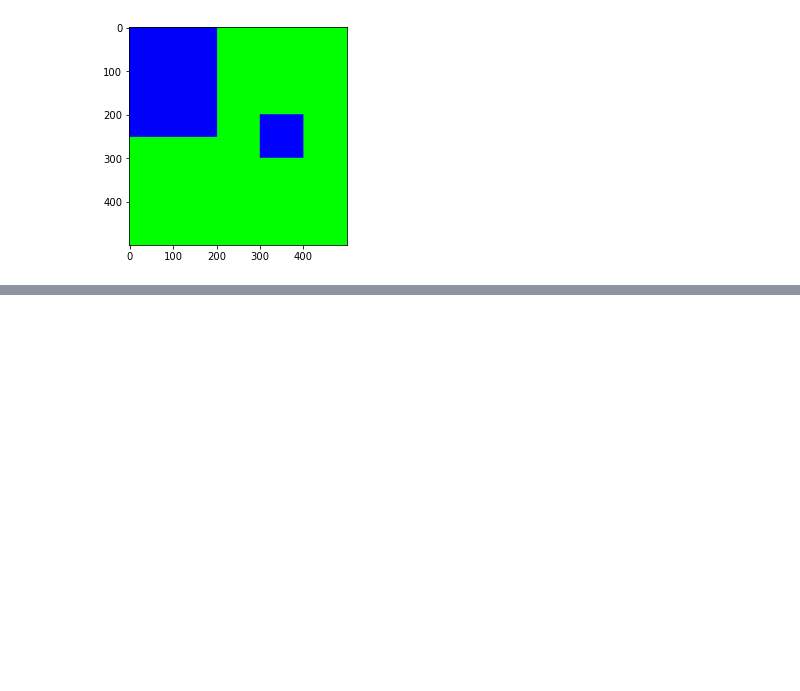
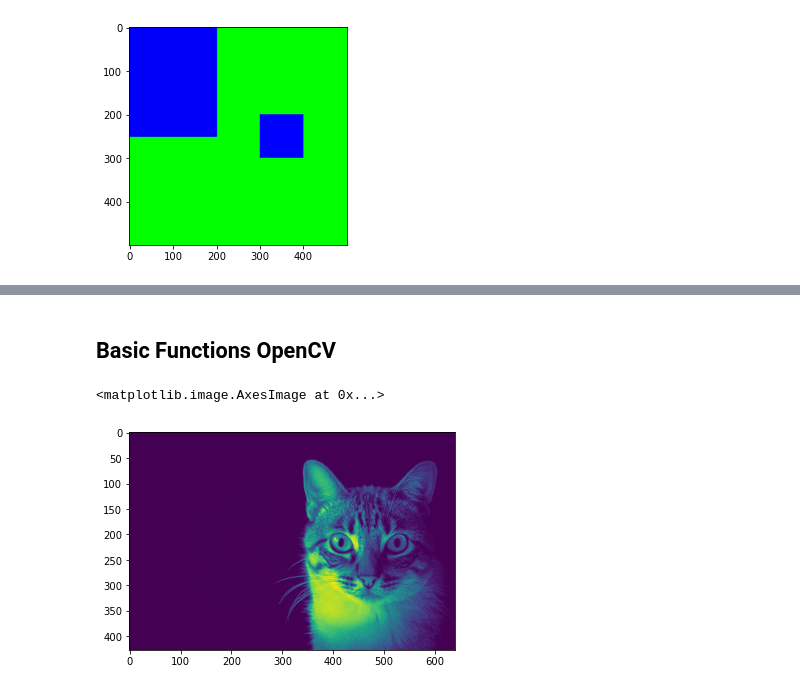
Before and after one commit to BeytullahYayla/Deep-Learning-Fundamentals, a Jupyter notebook: Computer Vision/Opencv.ipynb, the cells around one changed output, grey strips where cells are left out. Cells and saved outputs as stored; diff of their text form; code cells hidden in the pictures; blank space fills up the shorter version.

Commit message:
Affine Transformations,Basic Functions in OpenCV

```diff
--- a/Computer Vision/Opencv.ipynb
+++ b/Computer Vision/Opencv.ipynb
@@ -91,0 +112,9 @@ plt.imshow(blank)
+# %% [markdown]
+## Basic Functions OpenCV
+# %%
+#Converting an BGR image to GrayScale image
+gray_scale=cv.cvtColor(img,cv.COLOR_BGR2GRAY)
+plt.imshow(gray_scale)
+# %% [output]
+<matplotlib.image.AxesImage at 0x...>
+[figure, added]
```
Also changed, not shown: parts of 30 cells of this notebook.
